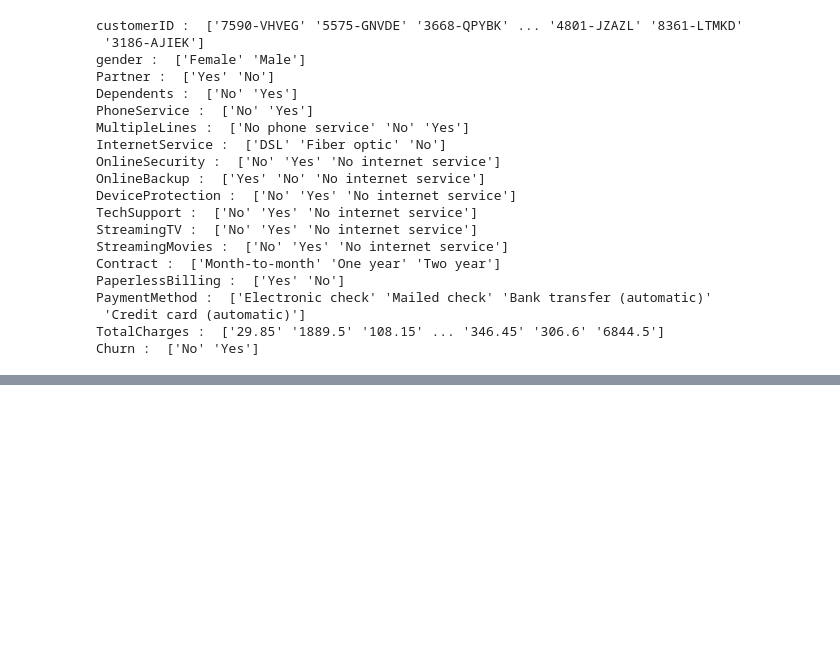
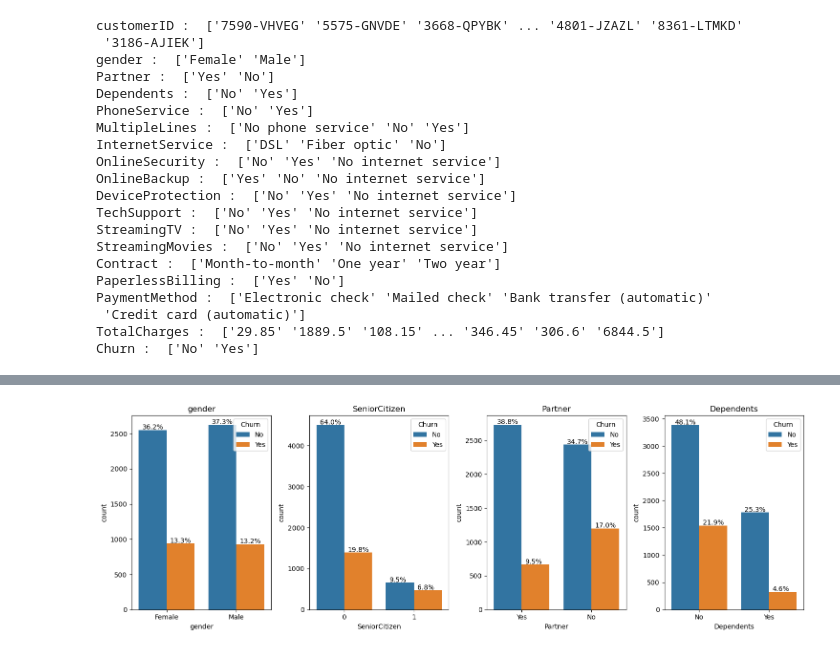
Before and after one commit to Lavinialau/Telecom-churn, a Jupyter notebook: 01_code/0_summary.ipynb, the cells around one changed output, grey strips where cells are left out. Cells and saved outputs as stored; diff of their text form; code cells hidden in the pictures; blank space fills up the shorter version.

```diff
--- a/01_code/0_summary.ipynb
+++ b/01_code/0_summary.ipynb
@@ -129,0 +158,27 @@ org = org.astype({'TotalCharges': 'float64'})
+# %%
+# function to plot categorical data for EDA
+
+def plot_category(variables, nrow, ncol, size):
+    fig, axes = plt.subplots(nrow, ncol, figsize=(15, size))
+    axes = axes.flatten()
+
+    for i, variable in enumerate(variables):
+        ax = sns.countplot(data=org, x=variable, hue='Churn', ax=axes[i])
+
+        # Calculate percentages and annotate
+        total = len(org)
+        for p in ax.patches:
+            percentage = '{:.1f}%'.format(100 * p.get_height() / total)
+            x = p.get_x() + p.get_width() / 2 - 0.15
+            y = p.get_height() + 10
+            ax.annotate(percentage, (x, y), fontsize=10)
+
+        ax.set_title(variable)
+
+    plt.tight_layout()
+    plt.show()
+# %%
+var_demo = ['gender', 'SeniorCitizen', 'Partner', 'Dependents']
+plot_category(var_demo, 1, 4, 5)
+# %% [output]
+[figure, added]
```
Also changed, not shown: parts of 12 cells of this notebook.
